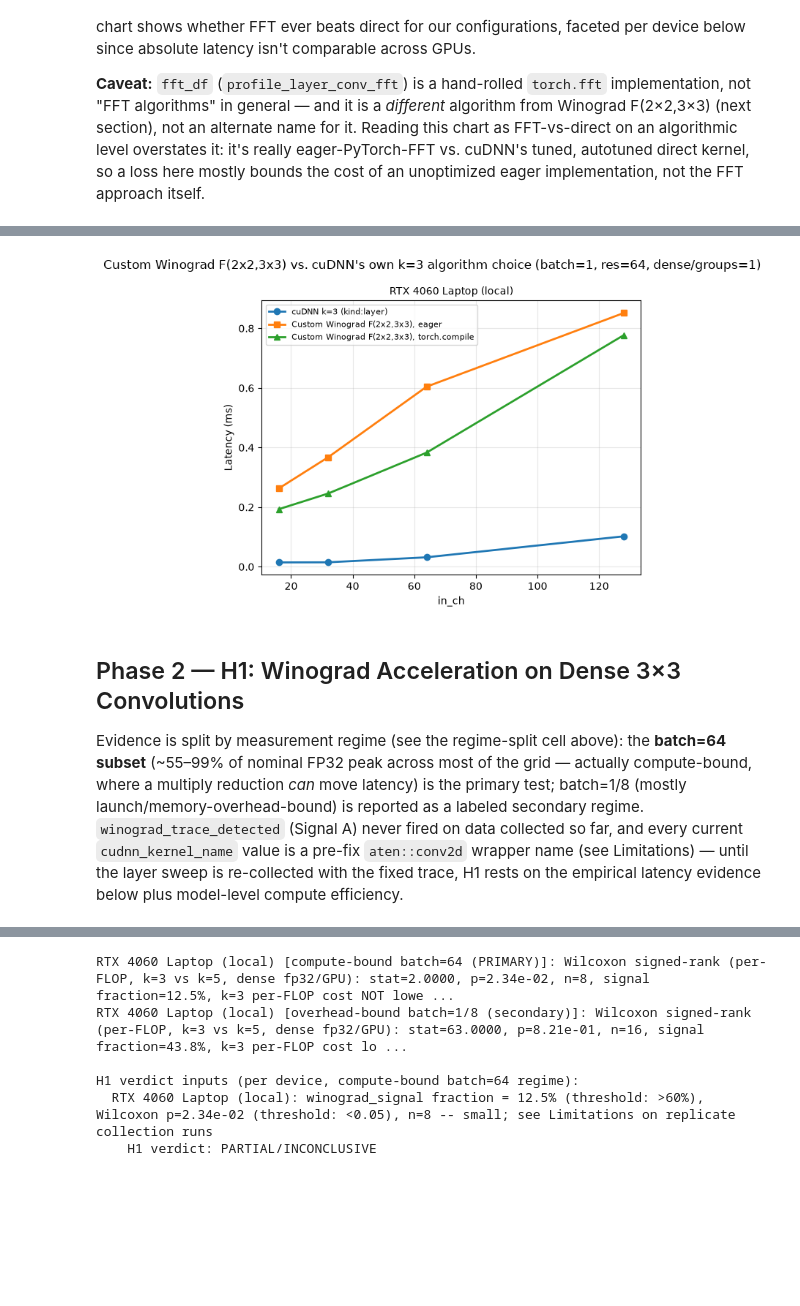
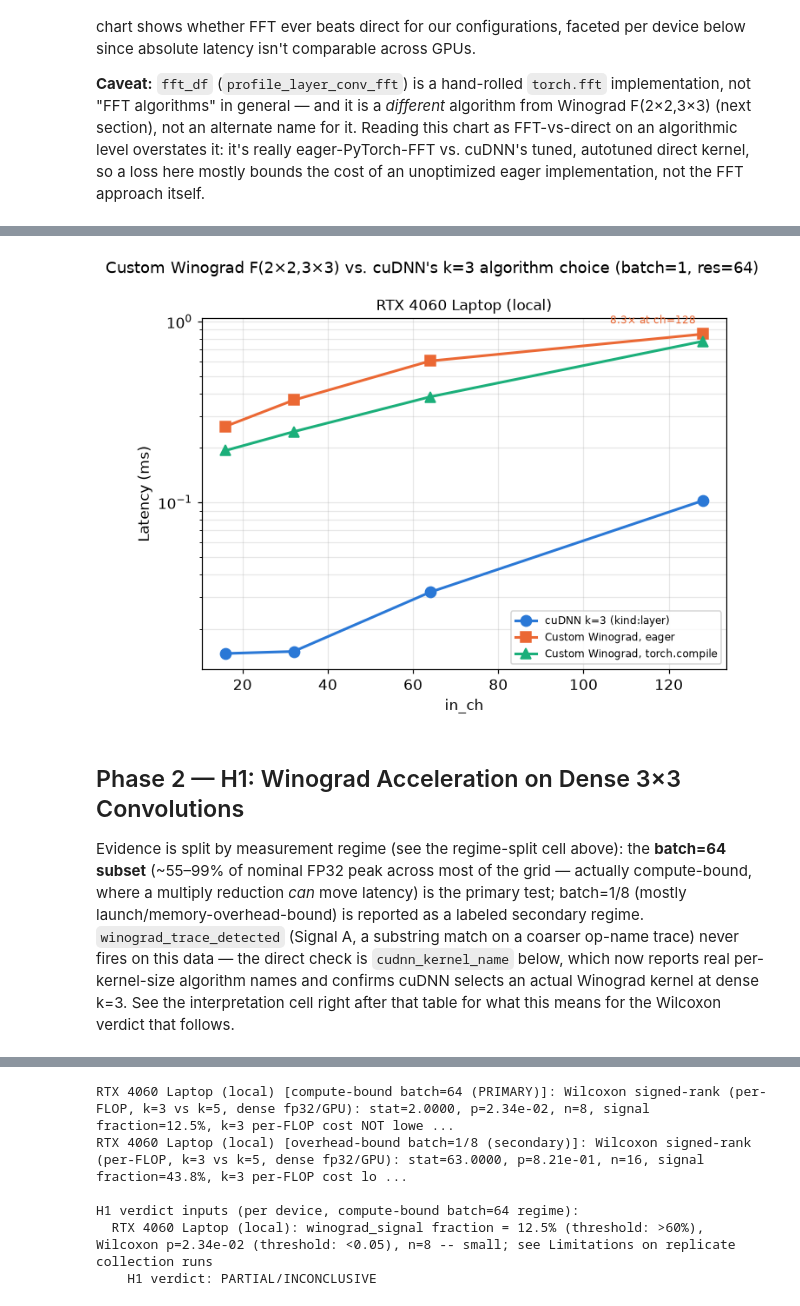
Before and after one commit to RafaelSdeS/dnn_study, a Jupyter notebook: notebooks/phase_6_hardware_profiling_analysis/hardware_profiling_phase6.ipynb, the cells around one changed output, grey strips where cells are left out. Drawn from its saved outputs; the diff is of its cells as text; code cells hidden in the pictures; blank space fills up the shorter version.

```diff
--- a/notebooks/phase_6_hardware_profiling_analysis/hardware_profiling_phase6.ipynb
+++ b/notebooks/phase_6_hardware_profiling_analysis/hardware_profiling_phase6.ipynb
@@ -543,20 +580,20 @@ for row, device in enumerate(DEVICES):
         ops_ratio = conv_multiplies_per_flop(k, "fft") / conv_multiplies_per_flop(k, "direct")
         theory_fft_lats = [lat * ops_ratio if lat is not None else None for lat in layer_lats]
 
-        ax.plot(x, layer_lats, marker="o", label="Direct Conv", linewidth=2)
-        ax.plot(x, fft_lats, marker="s", label="FFT Conv (measured)", linewidth=2)
-        ax.plot(x, theory_fft_lats, linestyle=":", color="gray",
-                label=f"FFT (op-count theory, {ops_ratio:.3f}x direct)", linewidth=1.5)
+        ax.plot(x, layer_lats, marker=MARKERS[0], color=PALETTE[0], label="Direct conv", linewidth=2, markersize=8)
+        ax.plot(x, fft_lats, marker=MARKERS[1], color=PALETTE[1], label="FFT conv (measured)", linewidth=2, markersize=8)
+        ax.plot(x, theory_fft_lats, linestyle=":", color="0.5",
+                label=f"FFT (op-count theory, {ops_ratio:.3f}\u00d7 direct)", linewidth=1.5)
         ax.set_xlabel("in_ch")
-        ax.set_ylabel("Latency (ms)")
+        if col == 0:
+            ax.set_ylabel("Latency (ms)")
         ax.set_yscale("log")
-        ax.set_title(f"{DEVICE_LABELS.get(device, device)}\nKernel Size {k}", fontsize=9)
-        ax.legend(fontsize=7)
+        ax.set_title(f"k = {int(k)}", fontsize=11)
+        ax.legend(fontsize=7.5)
         ax.grid(alpha=0.3, which="both")
 
-fig.suptitle("FFT vs. Direct Convolution (batch=1, res=64): measured (solid) vs. op-count theory (dotted) -- "
-             "the gap between dotted and solid FFT is unfused-kernel/launch overhead, not the algorithm")
+fig.suptitle(f"{DEVICE_LABELS.get(DEVICES[0], DEVICES[0])}: FFT vs. direct convolution (batch=1, res=64)", fontsize=12)
 fig.tight_layout()
-fig.savefig(FIGURES_DIR / "phase6_fft_vs_direct.png", dpi=120)
+save_fig(fig, "phase6_fft_vs_direct")
 plt.show()
 # %% [output]
@@ -623,57 +645,78 @@ devices_with_winograd = sorted(set(devices_with_winograd_custom) | set(devices_w
 if not devices_with_winograd:
     print("No devices have kind:winograd_custom or kind:winograd_compiled data yet -- skipping this comparison.")
 else:
-    fig, axes = plt.subplots(1, len(devices_with_winograd), figsize=(6 * len(devices_with_winograd), 5), squeeze=False)
+    fig, axes = plt.subplots(1, len(devices_with_winograd), figsize=(6.5 * len(devices_with_winograd), 5), squeeze=False)
     for col, device in enumerate(devices_with_winograd):
         ax = axes[0][col]
         cudnn_d = cudnn_k3[cudnn_k3["device"] == device].sort_values("in_ch")
         custom_d = winograd_custom_df[winograd_custom_df["device"] == device].sort_values("in_ch")
         compiled_d = winograd_compiled_df[winograd_compiled_df["device"] == device].sort_values("in_ch")
-        ax.plot(cudnn_d["in_ch"], cudnn_d["latency_median_ms"], marker="o", label="cuDNN k=3 (kind:layer)", linewidth=2)
-        if len(custom_d):
-            ax.plot(custom_d["in_ch"], custom_d["latency_median_ms"], marker="s", label="Custom Winograd F(2x2,3x3), eager", linewidth=2)
-        if len(compiled_d):
-            ax.plot(compiled_d["in_ch"], compiled_d["latency_median_ms"], marker="^", label="Custom Winograd F(2x2,3x3), torch.compile", linewidth=2)
+        series = [
+            (cudnn_d, "cuDNN k=3 (kind:layer)", PALETTE[0], MARKERS[0]),
+            (custom_d, "Custom Winograd, eager", PALETTE[1], MARKERS[1]),
+            (compiled_d, "Custom Winograd, torch.compile", PALETTE[2], MARKERS[2]),
+        ]
+        for data, label, color, marker in series:
+            if len(data):
+                ax.plot(data["in_ch"], data["latency_median_ms"], marker=marker, color=color,
+                        label=label, linewidth=2, markersize=8)
+
+        # Log y: cuDNN's fused kernel is nearly flat near zero on a linear axis, which hides the
+        # order-of-magnitude structural gap this chart exists to show (see markdown above).
+        ax.set_yscale("log")
         ax.set_xlabel("in_ch")
         ax.set_ylabel("Latency (ms)")
-        ax.set_title(DEVICE_LABELS.get(device, device), fontsize=10)
+        ax.set_title(DEVICE_LABELS.get(device, device), fontsize=11)
         ax.legend(fontsize=8)
-        ax.grid(alpha=0.3)
-    fig.suptitle("Custom Winograd F(2x2,3x3) vs. cuDNN's own k=3 algorithm choice (batch=1, res=64, dense/groups=1)")
+        ax.grid(alpha=0.3, which="both")
+
+        # Direct ratio annotation at the widest channel count -- the number a reader wants,
+        # without eyeballing log-scale distances between three lines.
+        if len(cudnn_d) and len(custom_d):
+            wide = custom_d["in_ch"].max()
+            c_lat = cudnn_d.loc[cudnn_d["in_ch"] == wide, "latency_median_ms"]
+            w_lat = custom_d.loc[custom_d["in_ch"] == wide, "latency_median_ms"]
+            if len(c_lat) and len(w_lat):
+                ratio = w_lat.iloc[0] / c_lat.iloc[0]
+                ax.annotate(f"{ratio:.1f}\u00d7 at ch={int(wide)}", xy=(wide, w_lat.iloc[0]),
+                            xytext=(-70, 8), textcoords="offset points", fontsize=8, color=PALETTE[1])
+
+    fig.suptitle("Custom Winograd F(2\u00d72,3\u00d73) vs. cuDNN's k=3 algorithm choice (batch=1, res=64)", fontsize=12)
     fig.tight_layout()
-    fig.savefig(FIGURES_DIR / "phase6_winograd_custom_vs_cudnn.png", dpi=120)
+    save_fig(fig, "phase6_winograd_custom_vs_cudnn")
     plt.show()
 
     # left join: winograd_custom and winograd_compiled coverage is asymmetric across devices/runs
     # (see Limitations), so an inner join would silently drop rows instead of showing gaps as NaN.
     merged = cudnn_k3.merge(winograd_custom_df, on=["device", "in_ch", "out_ch"], suffixes=("_cudnn", "_custom"), how="left")
     merged["custom_vs_cudnn_ratio"] = merged["latency_median_ms_custom"] / merged["latency_median_ms_cudnn"]
     display_cols = ["device", "in_ch", "latency_median_ms_cudnn", "latency_median_ms_custom", "custom_vs_cudnn_ratio"]
 
     if len(winograd_compiled_df):
         merged = merged.merge(
             winograd_compiled_df[["device", "in_ch", "out_ch", "latency_median_ms"]]
                 .rename(columns={"latency_median_ms": "latency_median_ms_compiled"}),
             on=["device", "in_ch", "out_ch"], how="left",
         )
         merged["compiled_vs_cudnn_ratio"] = merged["latency_median_ms_compiled"] / merged["latency_median_ms_cudnn"]
         display_cols += ["latency_median_ms_compiled", "compiled_vs_cudnn_ratio"]
 
     merged_display = merged[display_cols]
     merged_display.to_csv(RESULTS_DIR / "winograd_custom_vs_cudnn.csv", index=False)
     merged_display
 # %% [output]
-[figure, old version]
+[figure, new version]
 # %% [markdown]
 ## Phase 2 — H1: Winograd Acceleration on Dense 3×3 Convolutions
 
 Evidence is split by measurement regime (see the regime-split cell above): the **batch=64 subset**
 (~55–99% of nominal FP32 peak across most of the grid — actually compute-bound, where a multiply
 reduction *can* move latency) is the primary test; batch=1/8 (mostly launch/memory-overhead-bound)
-is reported as a labeled secondary regime. `winograd_trace_detected` (Signal A) never fired on data
-collected so far, and every current `cudnn_kernel_name` value is a pre-fix `aten::conv2d` wrapper
-name (see Limitations) — until the layer sweep is re-collected with the fixed trace, H1 rests on
-the empirical latency evidence below plus model-level compute efficiency.
+is reported as a labeled secondary regime. `winograd_trace_detected` (Signal A, a substring match
+on a coarser op-name trace) never fires on this data — the direct check is `cudnn_kernel_name`
+below, which now reports real per-kernel-size algorithm names and confirms cuDNN selects an actual
+Winograd kernel at dense k=3. See the interpretation cell right after that table for what this
+means for the Wilcoxon verdict that follows.
 # %%
 # Three panels per device: fp32 batch=1 (overhead-bound), fp32 batch=64 (compute-bound -- the
 # primary H1 regime, see the regime-split cell above), int8 batch=1 (CPU -- the only shape the
```
Also changed, not shown: parts of 11 cells of this notebook, 16 other files.
